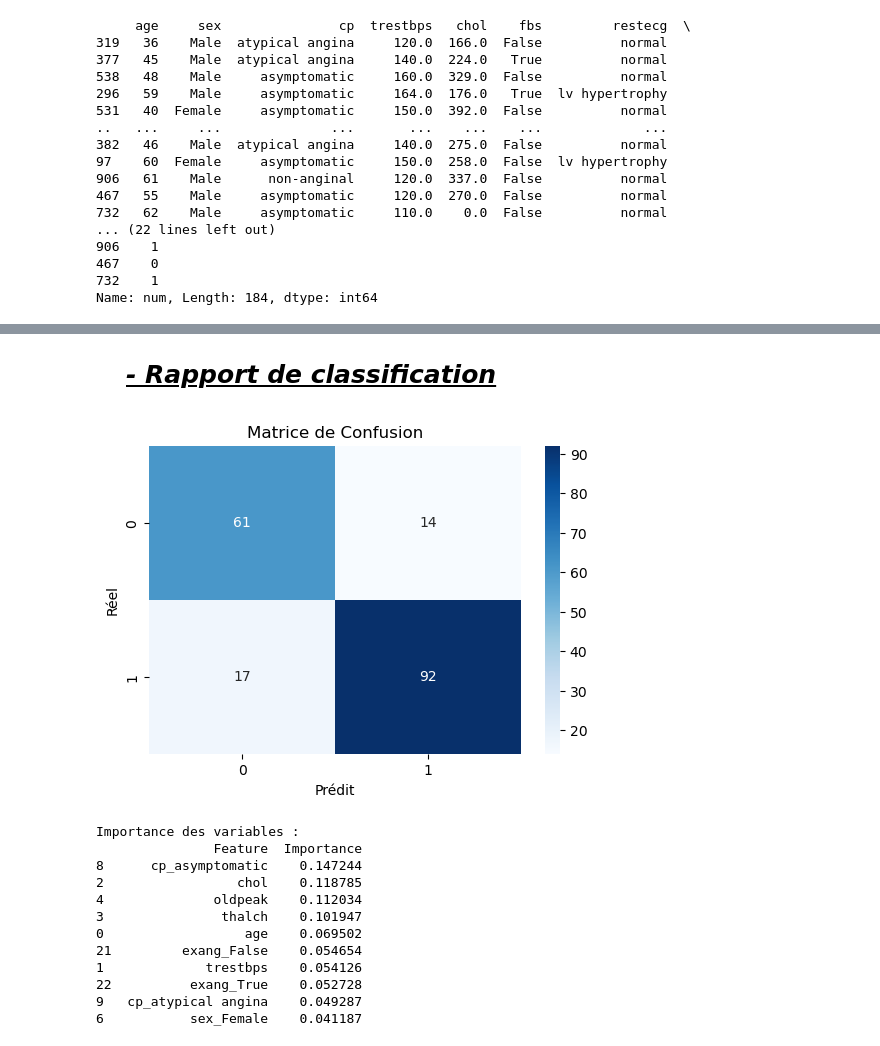
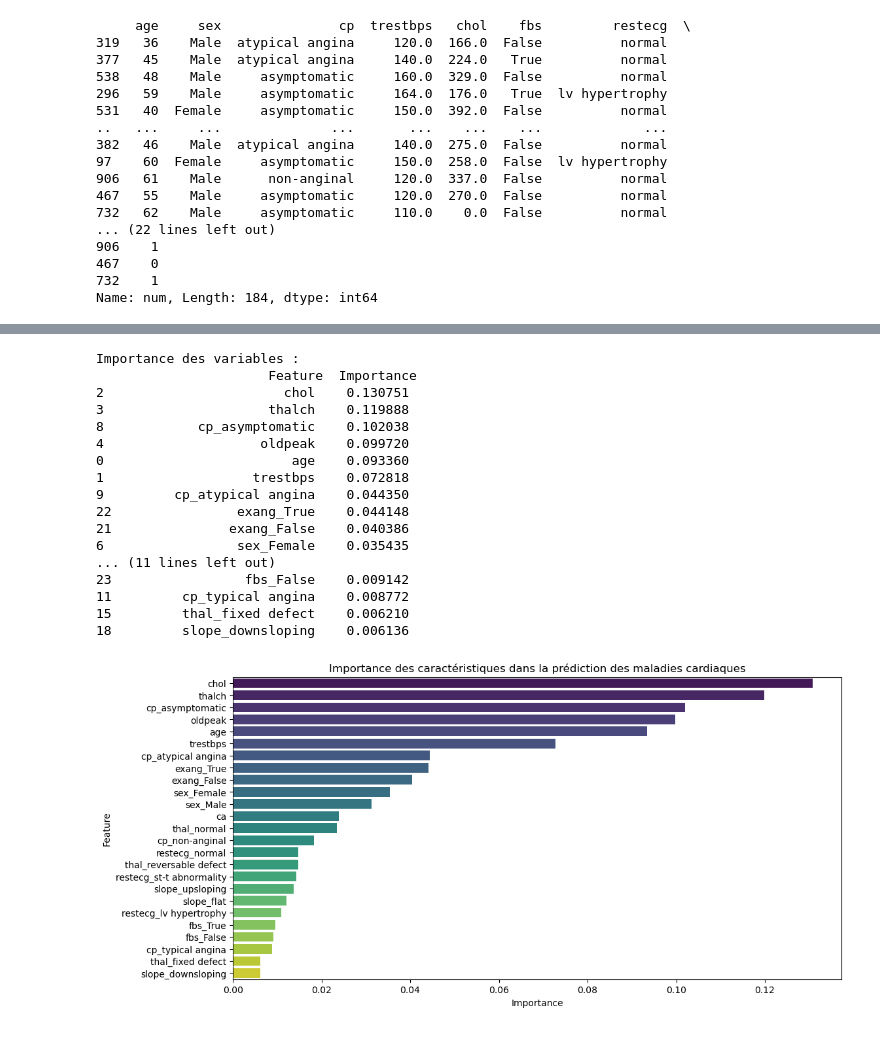
Before and after one commit to MMansourBa/Prediction-des-maladies-cardiaques, a Jupyter notebook: projet.ipynb, the cells around one changed output, grey strips where cells are left out. Cells and saved outputs as stored; diff of their text form; code cells hidden in the pictures.

```diff
--- a/projet.ipynb
+++ b/projet.ipynb
@@ -334,0 +440,14 @@ Name: num, Length: 184, dtype: int64
+# %%
+# Sélection et entraînement du meilleur modèle (Random Forest)
+model_pipeline = Pipeline(steps=[
+    ('preprocessor', preprocessor),  # Appliquer le prétraitement
+    ('rf', RandomForestClassifier(n_estimators=100, random_state=42))
+])
+
+# Entraînement du modèle
+model_pipeline.fit(X_train, y_train)
+# Prédictions sur l'ensemble de test
+y_pred = model_pipeline.predict(X_test)
+
+# Affichage des résultats
+print("Prédictions :", y_pred)
@@ -468,34 +483,37 @@ weighted avg       0.83      0.83      0.83       184
-# %% [markdown]
-***<ul>***
-    ***<p style="font-style:italic;font-size:25px; text-decoration:underline;">- Rapport de classification</p>***
-***</ul>***
-# %%
-plt.figure(figsize=(6,4))
-sns.heatmap(confusion_matrix(y_test, y_pred), annot=True, fmt='d', cmap='Blues')
-plt.xlabel("Prédit")
-plt.ylabel("Réel")
-plt.title("Matrice de Confusion")
-plt.show()
-# %% [output]
-[figure, removed]
 # %%
-## Analyser les attributs influents
-print("Importance des variables :")
-feature_importances = best_model.named_steps['classifier'].feature_importances_
-feature_names = numeric_features + list(best_model.named_steps['preprocessor'].named_transformers_['cat'].get_feature_names_out())
-feature_importance_df = pd.DataFrame({'Feature': feature_names, 'Importance': feature_importances})
-feature_importance_df = feature_importance_df.sort_values(by='Importance', ascending=False)
-print(feature_importance_df.head(10))
+# Analyse des attributs influents
+importances = model_pipeline.named_steps['rf'].feature_importances_
+feature_names = variable_num + list(model_pipeline.named_steps['preprocessor'].transformers_[1][1].get_feature_names_out(variable_cat))
+
+feature_importance_df = pd.DataFrame({"Feature": feature_names, "Importance": importances})
+feature_importance_df = feature_importance_df.sort_values(by="Importance", ascending=False)
+
+print("\nImportance des variables :\n", feature_importance_df)
 # %% [output]
 Importance des variables :
-               Feature  Importance
-8      cp_asymptomatic    0.147244
-2                 chol    0.118785
-4              oldpeak    0.112034
-3               thalch    0.101947
-0                  age    0.069502
-21         exang_False    0.054654
-1             trestbps    0.054126
-22          exang_True    0.052728
-9   cp_atypical angina    0.049287
-6           sex_Female    0.041187
+                      Feature  Importance
+2                       chol    0.130751
+3                     thalch    0.119888
+8            cp_asymptomatic    0.102038
+4                    oldpeak    0.099720
+0                        age    0.093360
+1                   trestbps    0.072818
+9         cp_atypical angina    0.044350
+22                exang_True    0.044148
+21               exang_False    0.040386
+6                 sex_Female    0.035435
+... (11 lines left out)
+23                 fbs_False    0.009142
+11         cp_typical angina    0.008772
+15         thal_fixed defect    0.006210
+18         slope_downsloping    0.006136
+# %%
+# Visualisation des attributs influents
+plt.figure(figsize=(12, 6))
+sns.barplot(x="Importance", y="Feature", data=feature_importance_df, hue="Feature", palette="viridis", legend=False)
+plt.xlabel("Importance")
+plt.ylabel("Feature")
+plt.title("Importance des caractéristiques dans la prédiction des maladies cardiaques")
+plt.show()
+# %% [output]
+[figure, added]
```
Also changed, not shown: parts of 43 cells of this notebook, 1 other file.
